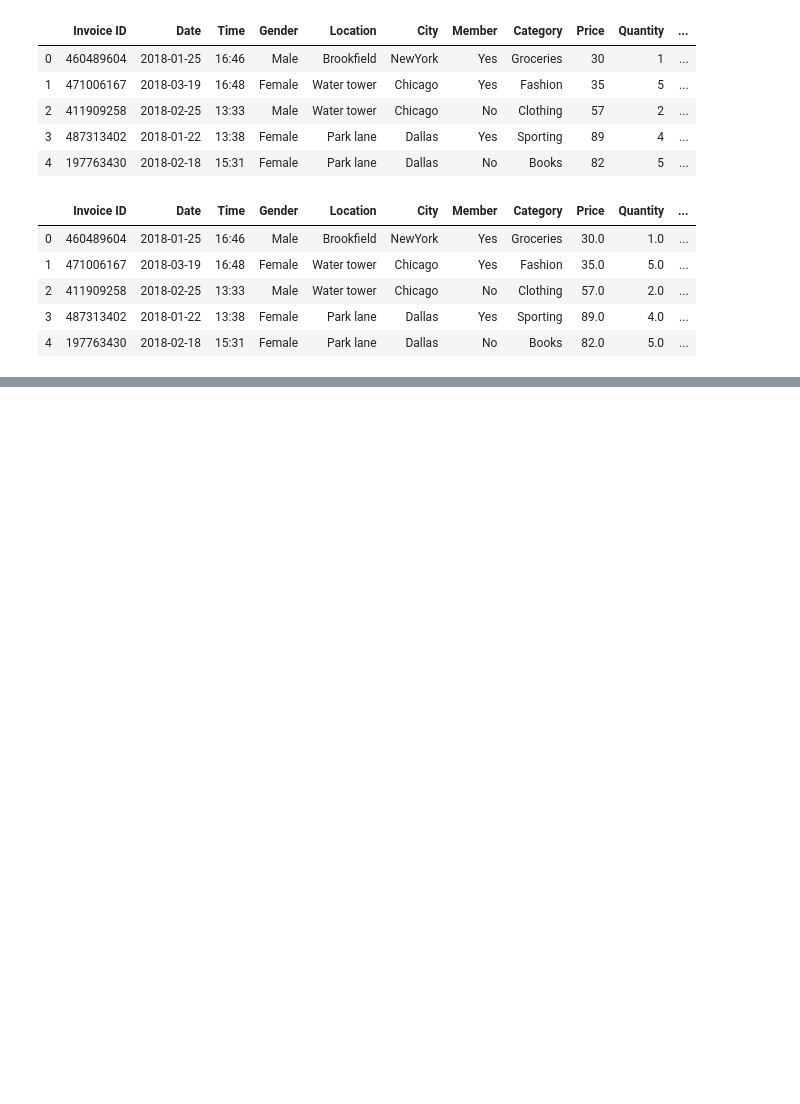
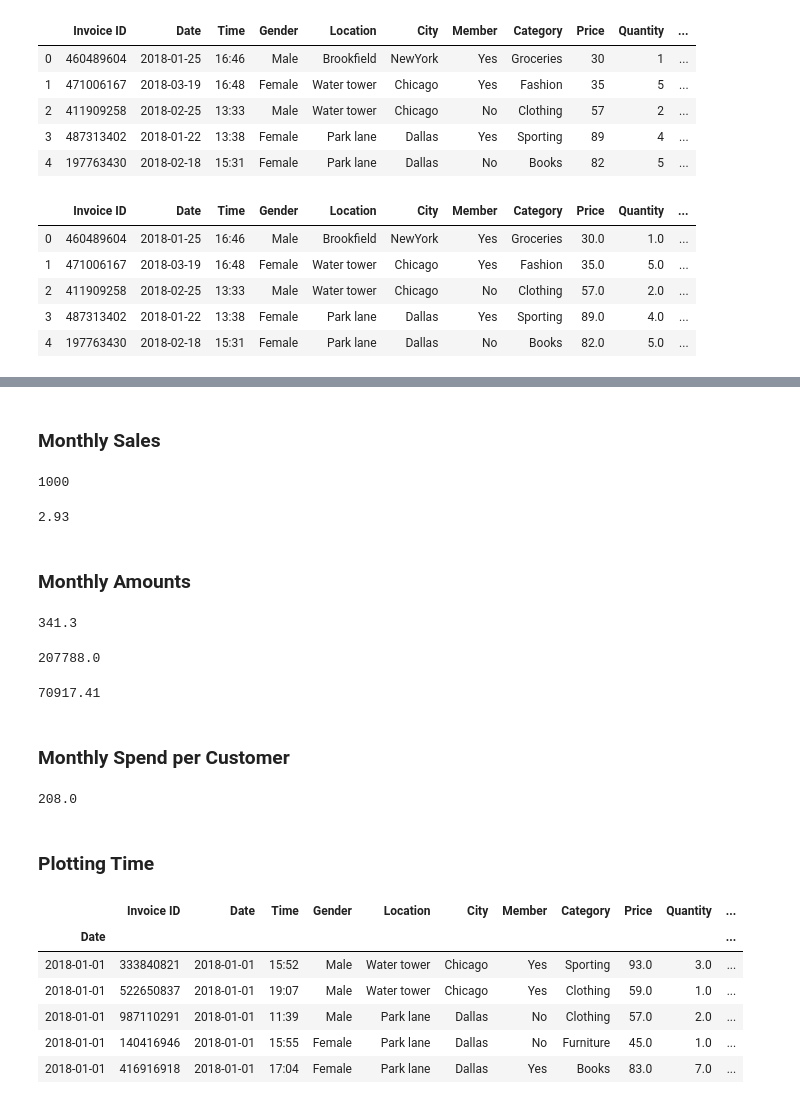
Before and after one commit to FreedomVAce/Supermarket_Analysis, a Jupyter notebook: Supermarket_Analysis.ipynb, the cells around one changed output, grey strips where cells are left out. Cells and saved outputs as stored; diff of their text form; code cells hidden in the pictures; blank space fills up the shorter version.

```diff
--- a/Supermarket_Analysis.ipynb
+++ b/Supermarket_Analysis.ipynb
@@ -69,0 +102,52 @@ sale_df.head()
+# %% [markdown]
+### Monthly Sales
+# %%
+totalNum = sale_df.shape[0]
+totalNum
+# %% [output]
+1000
+# %%
+days = (sale_df["Date"][totalNum-1]-sale_df["Date"][0]).days
+months = round(days/30,2)
+months
+# %% [output]
+2.93
+# %% [markdown]
+### Monthly Amounts
+# %%
+kpi_1 = round(totalNum/months,2)
+kpi_1
+# %% [output]
+341.3
+# %%
+totalSale = sale_df["Total"].sum()
+totalSale
+# %% [output]
+207788.0
+# %%
+kpi_2 = round(totalSale/months,2)
+kpi_2
+# %% [output]
+70917.41
+# %% [markdown]
+### Monthly Spend per Customer
+# %%
+kpi_3 = round(totalSale/totalNum)
+kpi_3
+# %% [output]
+208.0
+# %% [markdown]
+### Plotting Time
+# %%
+market = sale_df
+
+market.index = market["Date"]
+market.head()
+# %% [output]
+|  | Invoice ID | Date | Time | Gender | Location | City | Member | Category | Price | Quantity | ... |
+| Date |  |  |  |  |  |  |  |  |  |  | ... |
+| 2018-01-01 | 333840821 | 2018-01-01 | 15:52 | Male | Water tower | Chicago | Yes | Sporting | 93.0 | 3.0 | ... |
+| 2018-01-01 | 522650837 | 2018-01-01 | 19:07 | Male | Water tower | Chicago | Yes | Clothing | 59.0 | 1.0 | ... |
+| 2018-01-01 | 987110291 | 2018-01-01 | 11:39 | Male | Park lane | Dallas | No | Clothing | 57.0 | 2.0 | ... |
+| 2018-01-01 | 140416946 | 2018-01-01 | 15:55 | Female | Park lane | Dallas | No | Furniture | 45.0 | 1.0 | ... |
+| 2018-01-01 | 416916918 | 2018-01-01 | 17:04 | Female | Park lane | Dallas | Yes | Books | 83.0 | 7.0 | ... |
```
Also changed, not shown: parts of 5 cells of this notebook.
